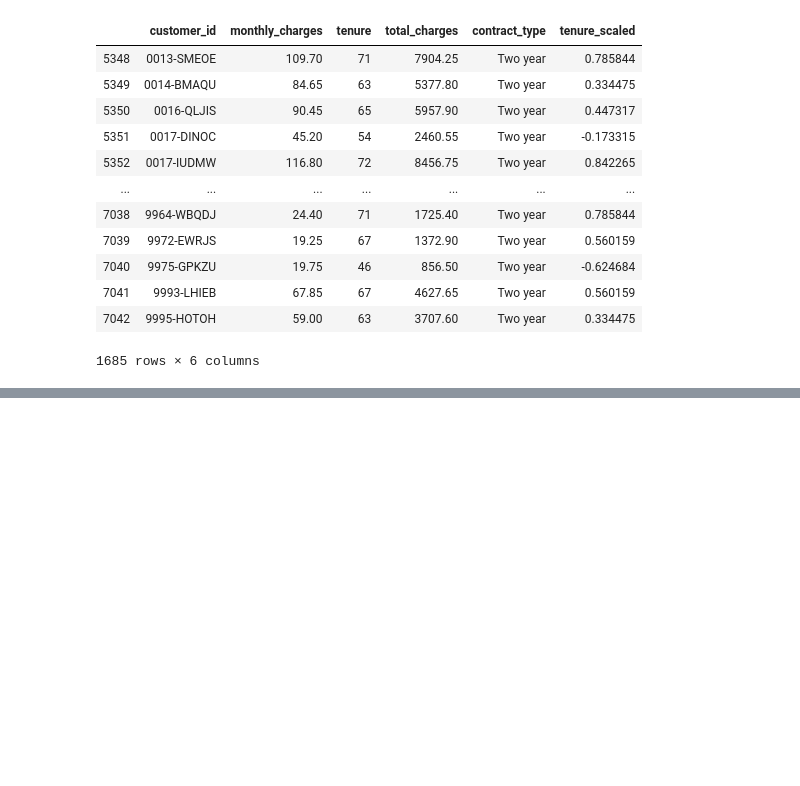
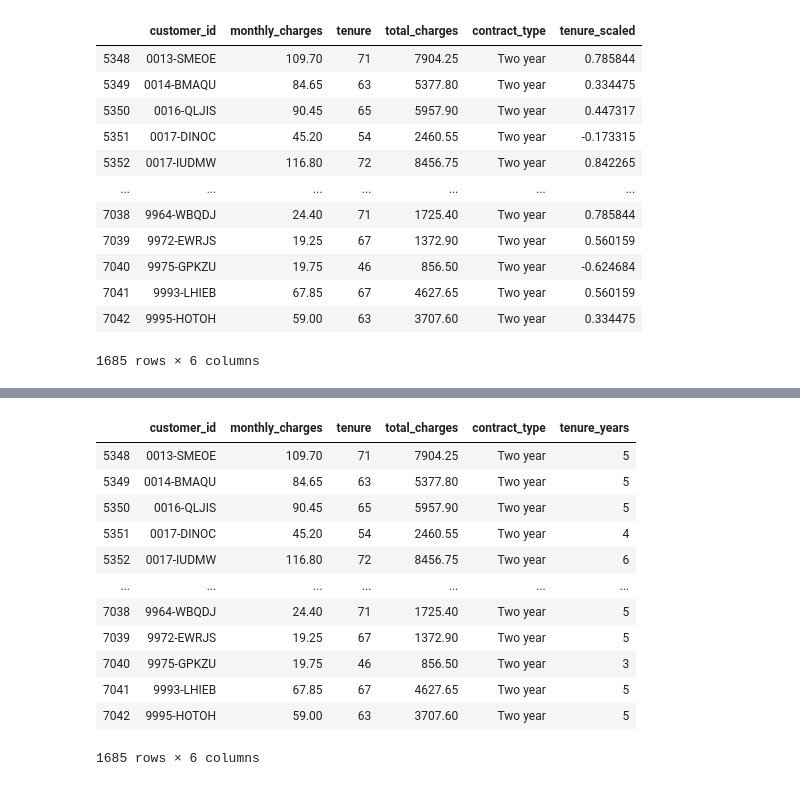
Before and after one commit to JadaShipp/ds-methodologies-exercises, a Jupyter notebook: regression/explore_exercises.ipynb, the cells around one changed output, grey strips where cells are left out. Drawn from its saved outputs; the diff is of its cells as text; code cells hidden in the pictures; blank space fills up the shorter version.

```diff
--- a/regression/explore_exercises.ipynb
+++ b/regression/explore_exercises.ipynb
@@ -61,0 +77,21 @@ df_plus_train
+# %%
+def months_to_years(df_plus_train):
+        df["tenure_years"] = (df_plus_train['tenure'] // 12)
+        return df
+# %%
+new = months_to_years(df_plus_train)
+new
+# %% [output]
+|  | customer_id | monthly_charges | tenure | total_charges | contract_type | tenure_years |
+| 5348 | 0013-SMEOE | 109.70 | 71 | 7904.25 | Two year | 5 |
+| 5349 | 0014-BMAQU | 84.65 | 63 | 5377.80 | Two year | 5 |
+| 5350 | 0016-QLJIS | 90.45 | 65 | 5957.90 | Two year | 5 |
+| 5351 | 0017-DINOC | 45.20 | 54 | 2460.55 | Two year | 4 |
+| 5352 | 0017-IUDMW | 116.80 | 72 | 8456.75 | Two year | 6 |
+| ... | ... | ... | ... | ... | ... | ... |
+| 7038 | 9964-WBQDJ | 24.40 | 71 | 1725.40 | Two year | 5 |
+| 7039 | 9972-EWRJS | 19.25 | 67 | 1372.90 | Two year | 5 |
+| 7040 | 9975-GPKZU | 19.75 | 46 | 856.50 | Two year | 3 |
+| 7041 | 9993-LHIEB | 67.85 | 67 | 4627.65 | Two year | 5 |
+| 7042 | 9995-HOTOH | 59.00 | 63 | 3707.60 | Two year | 5 |
+1685 rows × 6 columns
```
Also changed, not shown: parts of 7 cells of this notebook.
